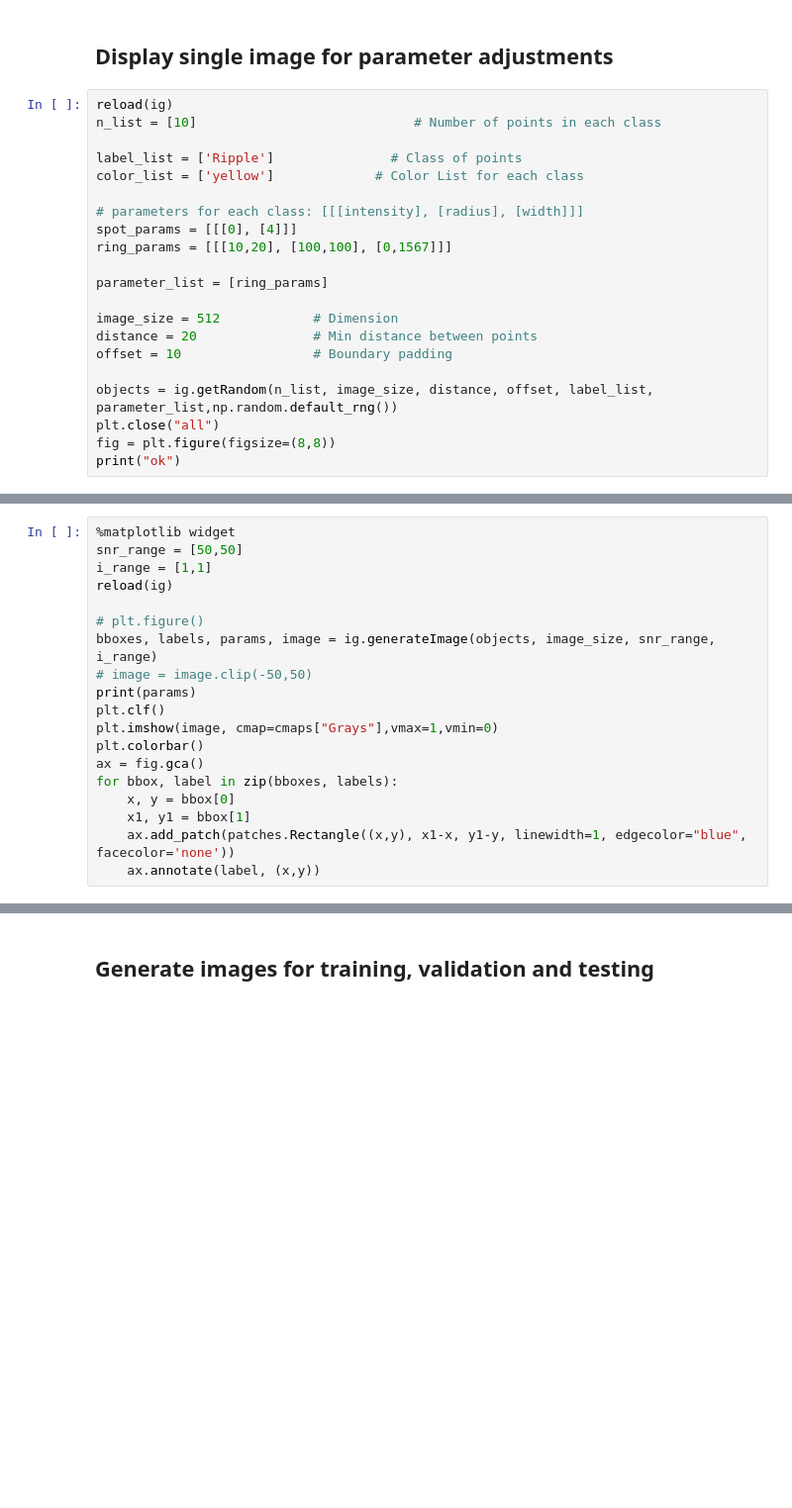
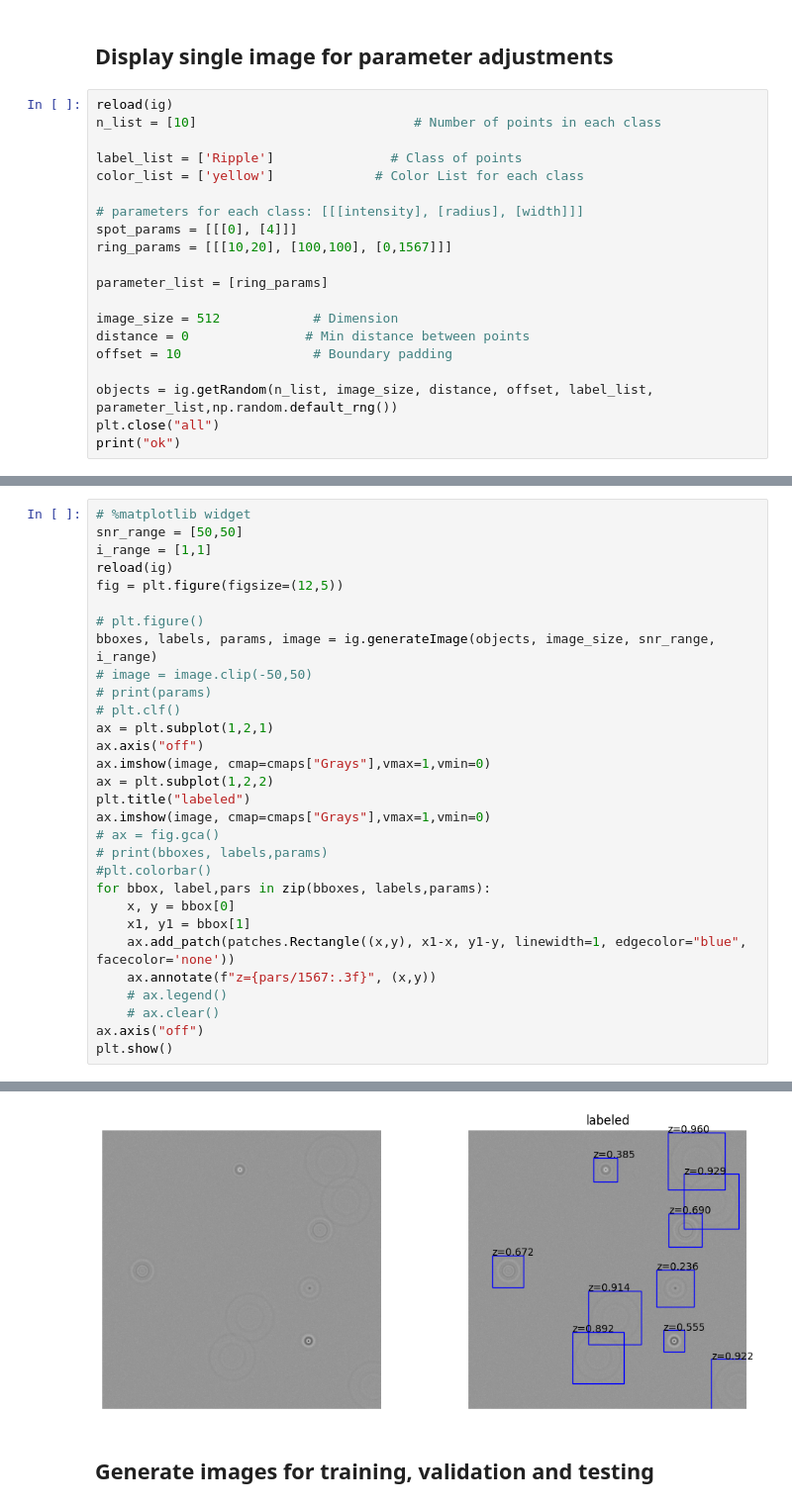
Before and after one commit to till-robert/ultralytics, a Jupyter notebook: data_gen/ImageGenerator.ipynb, the cells around one changed output, grey strips where cells are left out. Shown at 99% size. Drawn from its saved outputs; the diff is of its cells as text; blank space fills up the shorter version.

```diff
--- a/data_gen/ImageGenerator.ipynb
+++ b/data_gen/ImageGenerator.ipynb
@@ -34,12 +36,11 @@ ring_params = [[[10,20], [100,100], [0,1567]]]
 parameter_list = [ring_params]
 
 image_size = 512            # Dimension
-distance = 20               # Min distance between points
+distance = 0               # Min distance between points
 offset = 10                 # Boundary padding
 
 objects = ig.getRandom(n_list, image_size, distance, offset, label_list, parameter_list,np.random.default_rng())
 plt.close("all")
-fig = plt.figure(figsize=(8,8))
 print("ok")
 # %% [output]
 (259, 512, 512)
@@ -48,21 +49,32 @@ ok
 # %%
-%matplotlib widget
+# %matplotlib widget
 snr_range = [50,50]
 i_range = [1,1]
 reload(ig)
+fig = plt.figure(figsize=(12,5))
 
 # plt.figure()
 bboxes, labels, params, image = ig.generateImage(objects, image_size, snr_range, i_range)
 # image = image.clip(-50,50)
-print(params)
-plt.clf()
-plt.imshow(image, cmap=cmaps["Grays"],vmax=1,vmin=0)
-plt.colorbar()
-ax = fig.gca()
-for bbox, label in zip(bboxes, labels):
+# print(params)
+# plt.clf()
+ax = plt.subplot(1,2,1)
+ax.axis("off")
+ax.imshow(image, cmap=cmaps["Grays"],vmax=1,vmin=0)
+ax = plt.subplot(1,2,2)
+plt.title("labeled")
+ax.imshow(image, cmap=cmaps["Grays"],vmax=1,vmin=0)
+# ax = fig.gca()
+# print(bboxes, labels,params)
+#plt.colorbar()
+for bbox, label,pars in zip(bboxes, labels,params):
     x, y = bbox[0]
     x1, y1 = bbox[1]
     ax.add_patch(patches.Rectangle((x,y), x1-x, y1-y, linewidth=1, edgecolor="blue", facecolor='none'))
-    ax.annotate(label, (x,y))
+    ax.annotate(f"z={pars/1567:.3f}", (x,y))
+    # ax.legend()
+    # ax.clear()
+ax.axis("off")
+plt.show()
 # %% [output]
 (259, 512, 512)
@@ -70,3 +81,4 @@ for bbox, label in zip(bboxes, labels):
+[figure, added]
 # %% [markdown]
 ## Generate images for training, validation and testing
 # %%
```
Also changed, not shown: parts of 6 cells of this notebook, 8 other files.
